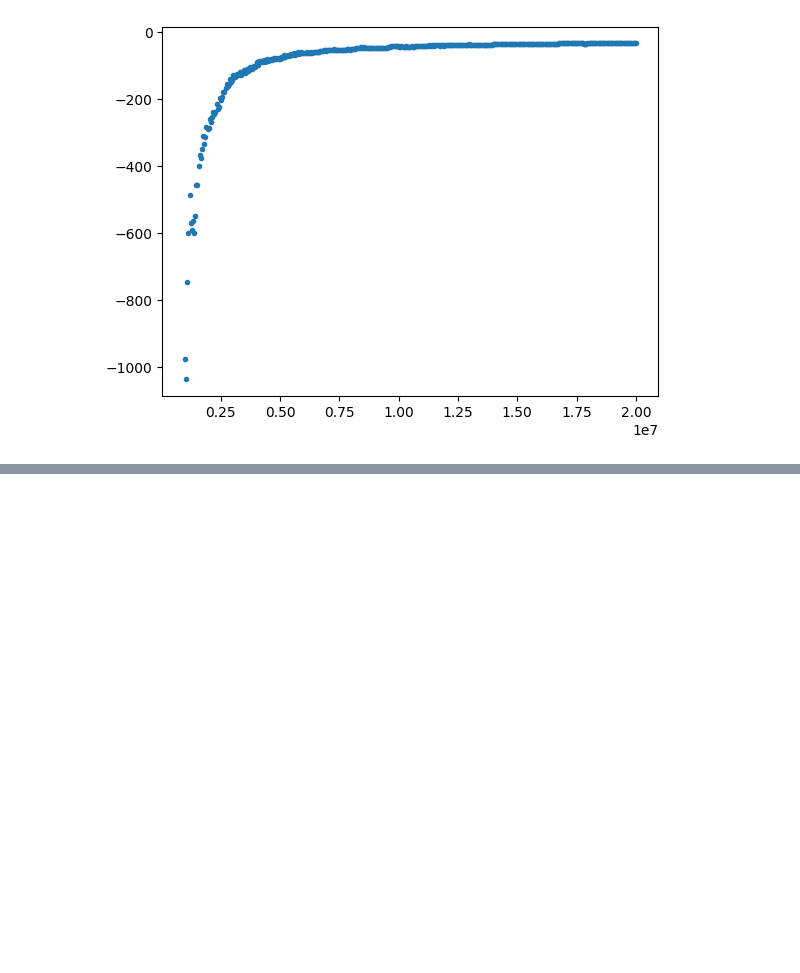
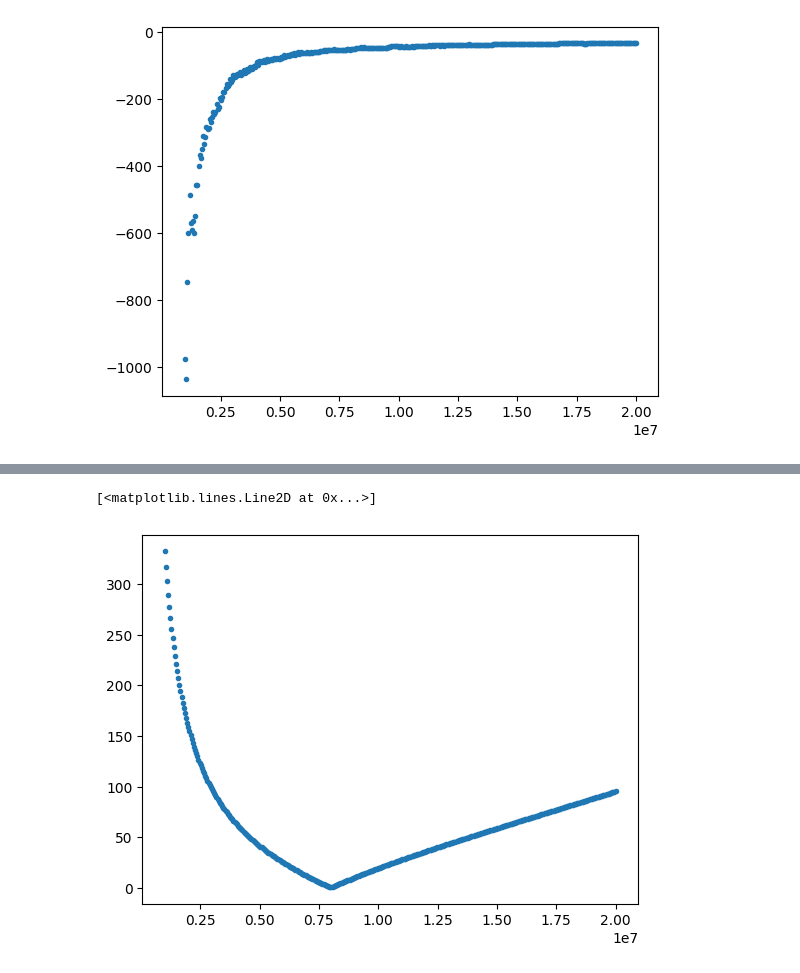
Before and after one commit to tyaxm/cyclotron, a Jupyter notebook: src/varicon.ipynb, the cells around one changed output, grey strips where cells are left out. Cells and saved outputs as stored; diff of their text form; code cells hidden in the pictures; blank space fills up the shorter version.

```diff
--- a/src/varicon.ipynb
+++ b/src/varicon.ipynb
@@ -199,0 +227,7 @@ plt.plot(freq, Z.real, ".")
+# %%
+data = np.loadtxt("../data/LC_primary_with_two_varicons_2026_04_10.s1p", delimiter=" ")
+freq, Z = stoz.direct(data)
+plt.plot(freq, np.abs(Z), ".")
+# %% [output]
+[<matplotlib.lines.Line2D at 0x...>]
+[figure, added]
```
Also changed, not shown: parts of 2 cells of this notebook, 3 other files.
